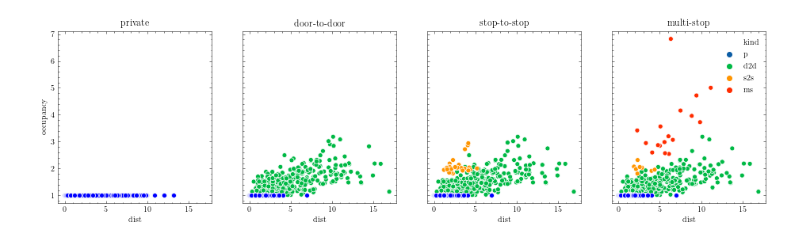
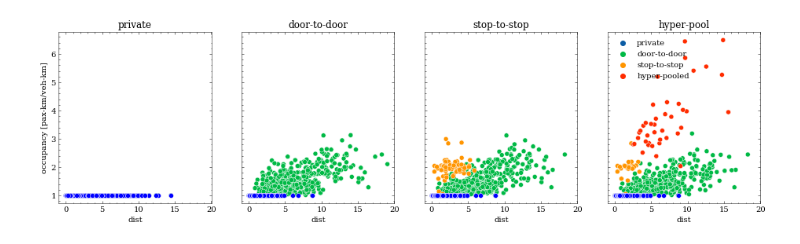
Before and after one commit to RafalKucharskiPK/ExMAS, a Jupyter notebook: ExMAS/spinoffs/tndp/ExExMAS_results.ipynb, the cells around one changed output. Saved outputs shown, nothing was run; the diff lists cells and outputs as text; code cells hidden in the pictures.

```diff
--- a/ExMAS/spinoffs/tndp/ExExMAS_results.ipynb
+++ b/ExMAS/spinoffs/tndp/ExExMAS_results.ipynb
@@ -25,7 +27,7 @@ os.environ["PATH"] += os.pathsep + '/Library/TeX/texbin'
 # %%
 params = ExMAS.utils.get_config('ExMAS/data/configs/transit.json')  # load the default
 # %%
-inData = analysis.load_results(PATH ='transit_results', EXP_NAME = 'size_{}'.format(1300))
+inData = analysis.load_results(PATH ='transit_results/pol_godziny', EXP_NAME = 'pol_godziny')
 # %%
 inData.transitize.requests = analysis.PT_utility(inData.transitize.requests, params)
 # %%
@@ -40,5 +42,5 @@ from ExMAS.main import init_log
 params.logger_level = 'WARNING'
 inData.logger = init_log(params)
 # %%
-inData = stick_private_to_ms(inData, params)
+#inData = stick_private_to_ms(inData, params)
 # %%
@@ -139,2 +173,4 @@ multi-stop pooled   &         100.29 &                        7920 &
 \bottomrule
 \end{tabular}
+# %%
+inData.transitize.rm['selected'] = inData.transitize.rm[['solution_0','solution_1','solution_2','solution_3']].max(axis=1)
@@ -152,18 +191,27 @@ import seaborn as sns
+# %%
+d = dict()
+d['p'] = 'private'
+d['s2s'] = 'stop-to-stop'
+d['d2d'] = 'door-to-door'
+d['ms']= 'hyper-pooled'
+inData.transitize.rides['kind_2'] = inData.transitize.rides['kind'].apply(lambda x: d[x])
 # %%
 fig, ax = plt.subplots(1,4, figsize = (16,4), sharey = True, sharex= True)
 ax = ax.flatten()
-titles = ['private','door-to-door','stop-to-stop','multi-stop']
+Y = 'occupancy [pax-km/veh-km]'
+titles = ['private','door-to-door','stop-to-stop','hyper-pool']
 for level in [0,1,2,3]:
     solution = inData.transitize.rides[inData.transitize.rides['solution_{}'.format(level)] ==1]
     solution['ttrav_total'] = solution.apply(lambda x: inData.transitize.rm[inData.transitize.rm.ride == x.name].ttrav.sum(),axis = 1)
-    solution['occupancy'] = solution['ttrav_total'] / solution['u_veh']
+    solution[Y] = solution['ttrav_total'] / solution['u_veh']
     solution['dist'] = solution.u_veh/1000*params.avg_speed
-    sns.scatterplot(data = solution, x = 'dist', y = 'occupancy', hue = 'kind' ,
+    sns.scatterplot(data = solution, x = 'dist', y = Y, hue = 'kind_2' ,
                     ax = ax[level])
-    sns.scatterplot(data = solution[solution.kind == 'p'], x = 'dist', y = 'occupancy',
+    sns.scatterplot(data = solution[solution.kind_2 == 'private'], x = 'dist', y = Y,
                     ax = ax[level], color = 'blue')
     ax[level].set_title(titles[level])
-    if level <3:
+    if level != 3:
         ax[level].get_legend().remove()
+plt.savefig('occupancy.png',dpi = 300)
 # %% [output]
-[figure, old version]
+[figure, new version]
```
Also changed, not shown: parts of 33 cells of this notebook, 17 other files.
